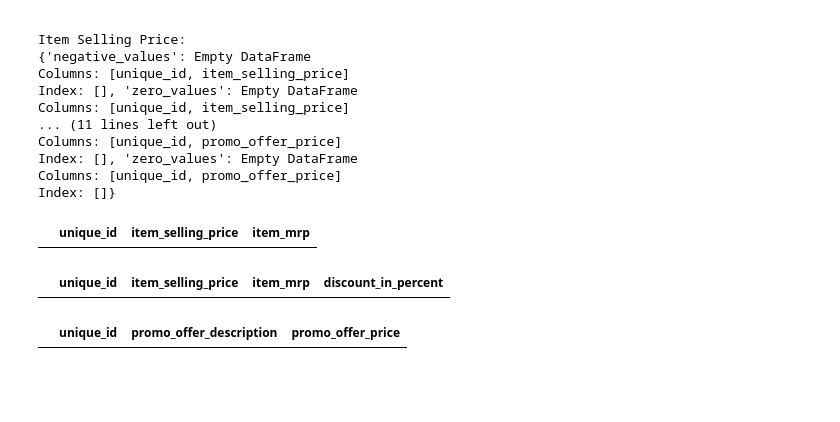
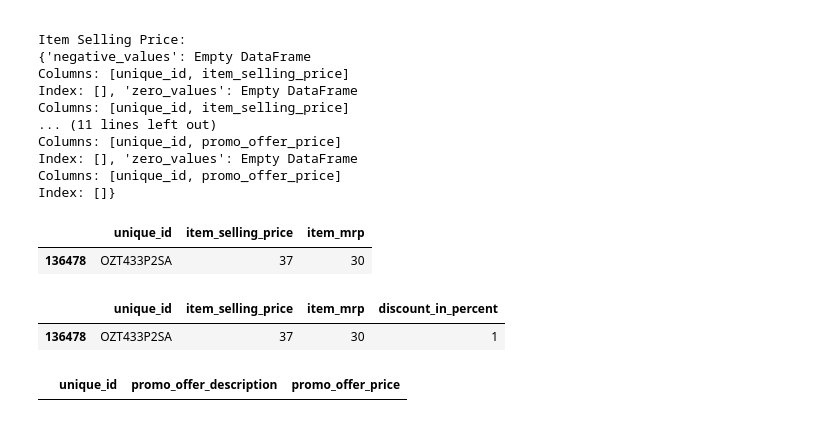
Before and after one commit to JONCYMARIAMJOHN/hw-training, a Jupyter notebook: 2026-07-09/swiggy.ipynb, the cells around one changed output. Saved outputs shown, nothing was run; the diff lists cells and outputs as text; code cells hidden in the pictures; blank space fills up the shorter version.

```diff
--- a/2026-07-09/swiggy.ipynb
+++ b/2026-07-09/swiggy.ipynb
@@ -12,10 +12,14 @@ import numpy as np      # For numerical computations
 import seaborn as sns  # For advanced visualization
 import matplotlib.pyplot as plt # For plotting
 import re # For regular expressions
+
+pd.set_option('display.max_colwidth', None)
 # %% [markdown]
 **3) Import Dataset**
 # %%
-df = pd.read_csv("/home/user/Downloads/2026-07-09/swiggy_instamart_2026_07_09.csv")  #Reading Dataset from csv file
+df1 = pd.read_csv("/home/user/Downloads/2026-07-21/swiggy_instamart_2026_07_21.csv")
+df2 = pd.read_csv("/home/user/Downloads/2026-07-22/swiggy_instamart_2026_07_22.csv")
+ #Reading Dataset from csv file
 # %% [markdown]
 **4) Data Insights**
 # %%
@@ -537,0 +679,22 @@ Number of suspicious values in 'sub_category': 0
+# %%
+# check for stock_count and out_of_stock_flag consistency
+# Convert stock_count to numeric if needed
+df2['stock_count'] = pd.to_numeric(
+    df2['stock_count'], errors='coerce'
+)
+
+# Find rows violating the rule
+invalid_rows = df2[
+    # (
+    #     (df2['stock_count'] == 0) &
+    #     (df2['out_of_stock_flag'].str.strip().str.lower() != 'yes')
+    # )
+    # |
+    (
+        (df2['stock_count'] > 0) &
+        (df2['out_of_stock_flag'].str.strip().str.lower() != 'no')
+    )
+]
+
+print(f"Number of violating rows: {len(invalid_rows)}")
+print(invalid_rows)
@@ -592,16 +773,18 @@ Columns: [unique_id, promo_offer_price]
 Index: []}
 # %%
 # check if item_selling_price is greater than item_mrp
-df[df['item_selling_price'] > df['item_mrp']][['unique_id', 'item_selling_price', 'item_mrp']]
+df2[df2['item_selling_price'] > df2['item_mrp']][['unique_id', 'item_selling_price', 'item_mrp']]
 # %% [output]
 |  | unique_id | item_selling_price | item_mrp |
+| 136478 | OZT433P2SA | 37 | 30 |
 # %%
 # check if discount_in_percent is greater than 0 and item_selling_price is greater than or equal to item_mrp
-df[
-    (df['discount_in_percent'] > 0) &
-    (df['item_selling_price'] >= df['item_mrp'])
+df2[
+    (df2['discount_in_percent'] > 0) &
+    (df2['item_selling_price'] >= df2['item_mrp'])
 ][['unique_id', 'item_selling_price', 'item_mrp', 'discount_in_percent']]
 # %% [output]
 |  | unique_id | item_selling_price | item_mrp | discount_in_percent |
+| 136478 | OZT433P2SA | 37 | 30 | 1 |
 # %%
 # check if promo_offer_description is not null and promo_offer_price is null
```
Also changed, not shown: parts of 49 cells of this notebook, 4 other files.
